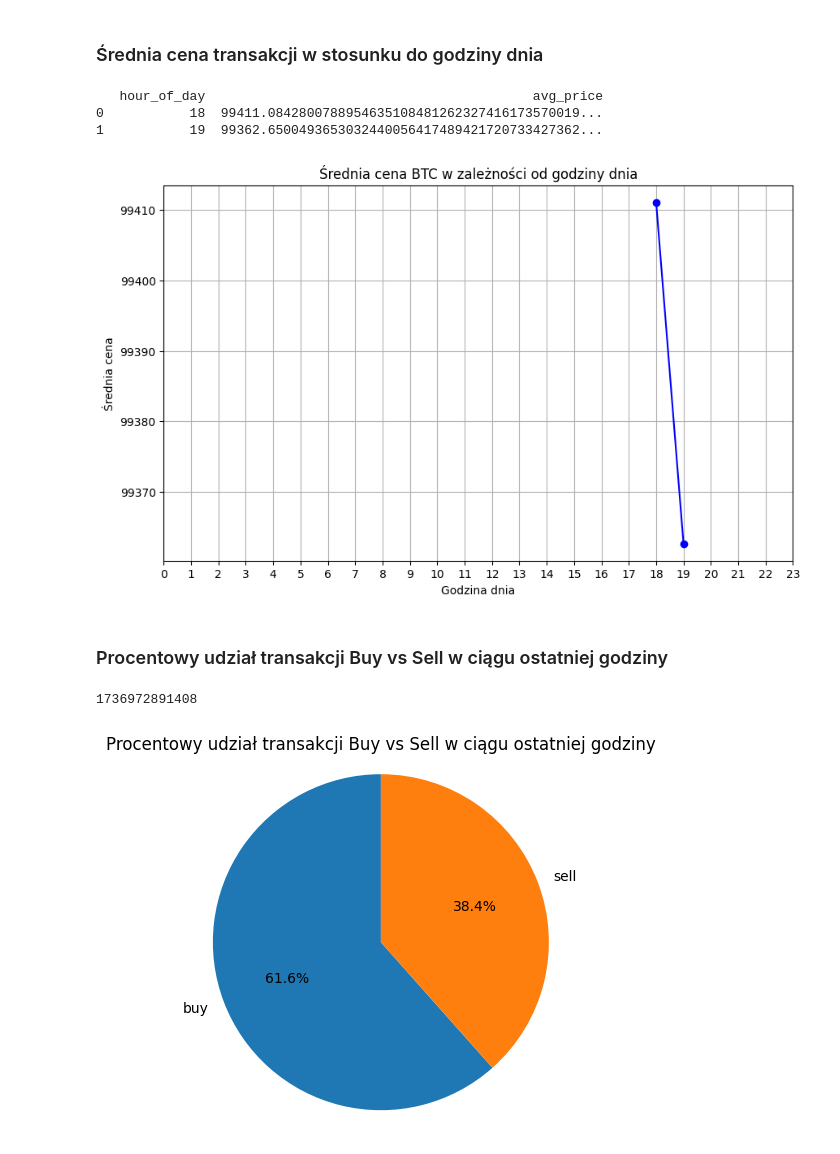
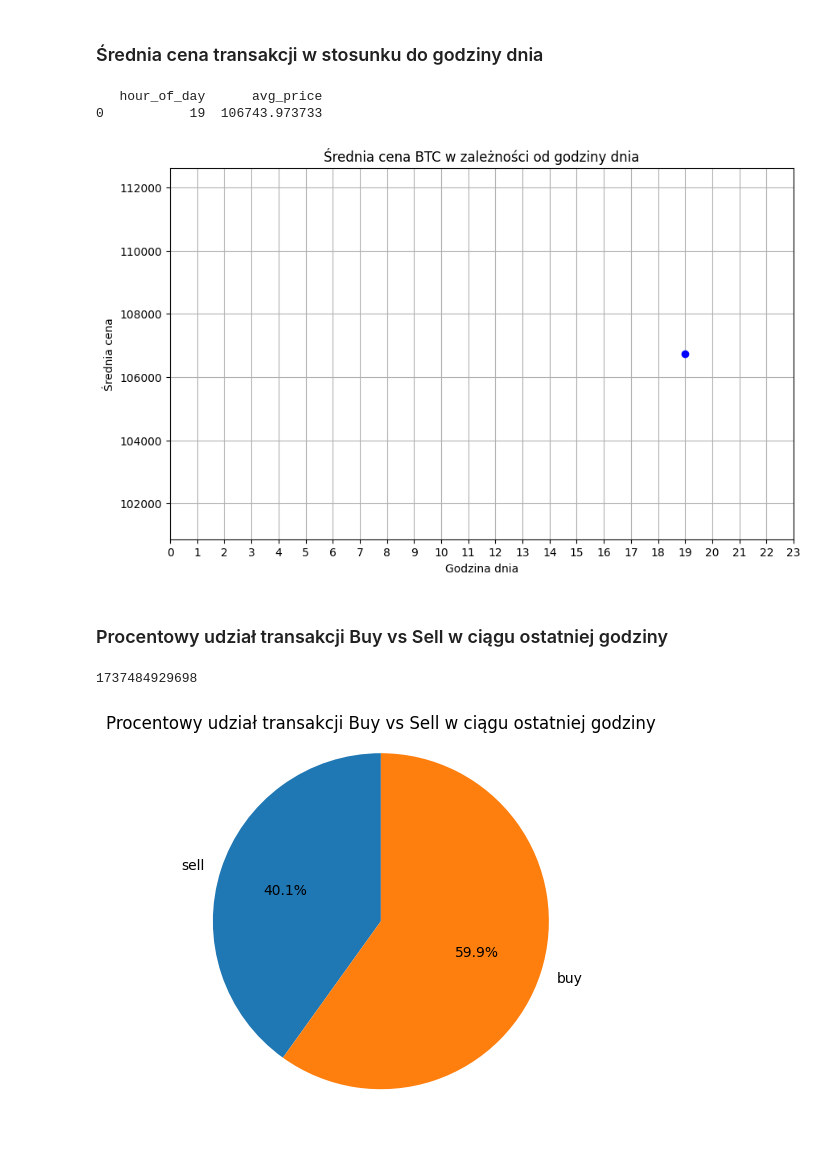
Before and after one commit to adabd-pl/adzd-project, a Jupyter notebook: notebook.ipynb, the cells around one changed output. Drawn from its saved outputs; the diff is of its cells as text; code cells hidden in the pictures.

```diff
--- a/notebook.ipynb
+++ b/notebook.ipynb
@@ -169,15 +208,17 @@ plt.show()
 # %% [markdown]
 ###  Top 10 transakcji o najwyższej cenie
 # %%
-query= """SELECT
-    JSON_VALUE(this, '$.time_unix' RETURNING BIGINT) AS transaction_time,
-    CAST(JSON_VALUE(this, '$.price' RETURNING VARCHAR) AS DECIMAL) AS price,
-    CAST(JSON_VALUE(this, '$.volume_24h' RETURNING VARCHAR) AS DECIMAL) AS volume
-FROM coinbase_trades
-WHERE JSON_VALUE(this, '$.product_id' RETURNING VARCHAR) = 'BTC-USD'
-ORDER BY price DESC
-LIMIT 10;
-"""
+query= """
+    SELECT
+        time_unix AS transaction_time,
+        price AS price,
+        volume AS volume
+    FROM trades
+    WHERE product_id = 'BTC-USD'
+    ORDER BY price DESC
+    LIMIT 10;
+
+    """
 result_trades = client.sql.execute(query).result()
 
 result_trades_dict = []
@@ -210,13 +251,16 @@ print(df)
 import pandas as pd
 from datetime import datetime
 
-query = """SELECT
-    CAST((JSON_VALUE(this, '$.time_unix' RETURNING BIGINT) / 3600000) % 24 AS INT) AS hour_of_day,
-    AVG(CAST(JSON_VALUE(this, '$.price' RETURNING VARCHAR) AS DECIMAL)) AS avg_price
-FROM coinbase_trades
-WHERE JSON_VALUE(this, '$.product_id' RETURNING VARCHAR) = 'BTC-USD'
+query = """
+
+SELECT
+    CAST((time_unix / 3600000) % 24 AS INT) AS hour_of_day,
+    AVG(price) AS avg_price
+FROM trades
+WHERE product_id = 'BTC-USD'
 GROUP BY hour_of_day
 ORDER BY hour_of_day;
+
 """
 
 result_trades = client.sql.execute(query).result()
@@ -241,45 +285,45 @@ plt.grid(True)
 plt.xticks(range(24))
 plt.show()
 # %% [output]
-   hour_of_day                                          avg_price
-0           18  99411.0842800788954635108481262327416173570019...
-1           19  99362.6500493653032440056417489421720733427362...
+   hour_of_day      avg_price
+0           19  106743.973733
-[figure, old version]
+[figure, new version]
 # %% [markdown]
 ### Procentowy udział transakcji Buy vs Sell w ciągu ostatniej godziny
 # %%
 from collections import Counter
 
 from datetime import datetime
 
 current_timestamp = int(datetime.utcnow().timestamp() * 1000)
 print(current_timestamp)
 
 query = f"""
 SELECT
-    JSON_VALUE(this, '$.side' RETURNING VARCHAR) AS transaction_type,
-    JSON_VALUE(this, '$.time_unix' RETURNING BIGINT) AS transaction_time
-FROM coinbase_trades
-WHERE JSON_VALUE(this, '$.product_id' RETURNING VARCHAR) = 'BTC-USD'
-    AND JSON_VALUE(this, '$.time_unix' RETURNING BIGINT) > {current_timestamp - 3600000}  -- transakcje z ostatniej godziny
+    side AS transaction_type,
+    time_unix AS transaction_time
+FROM trades
+WHERE product_id = 'BTC-USD'
+    AND time_unix > {current_timestamp - 3600000}
 ORDER BY transaction_time;
+
 """
 
 result_trades = client.sql.execute(query).result()
 
 transaction_types = [trade["transaction_type"] for trade in result_trades]
 
 counter = Counter(transaction_types)
 
 labels = counter.keys()
 sizes = counter.values()
 
 fig, ax = plt.subplots()
 ax.pie(sizes, labels=labels, autopct='%1.1f%%', startangle=90)
 ax.axis('equal')
 
 plt.title("Procentowy udział transakcji Buy vs Sell w ciągu ostatniej godziny")
 plt.show()
 # %% [output]
-1736972891408
+1737484929698
-[figure, old version]
+[figure, new version]
```
Also changed, not shown: parts of 6 cells of this notebook, 2 other files.
